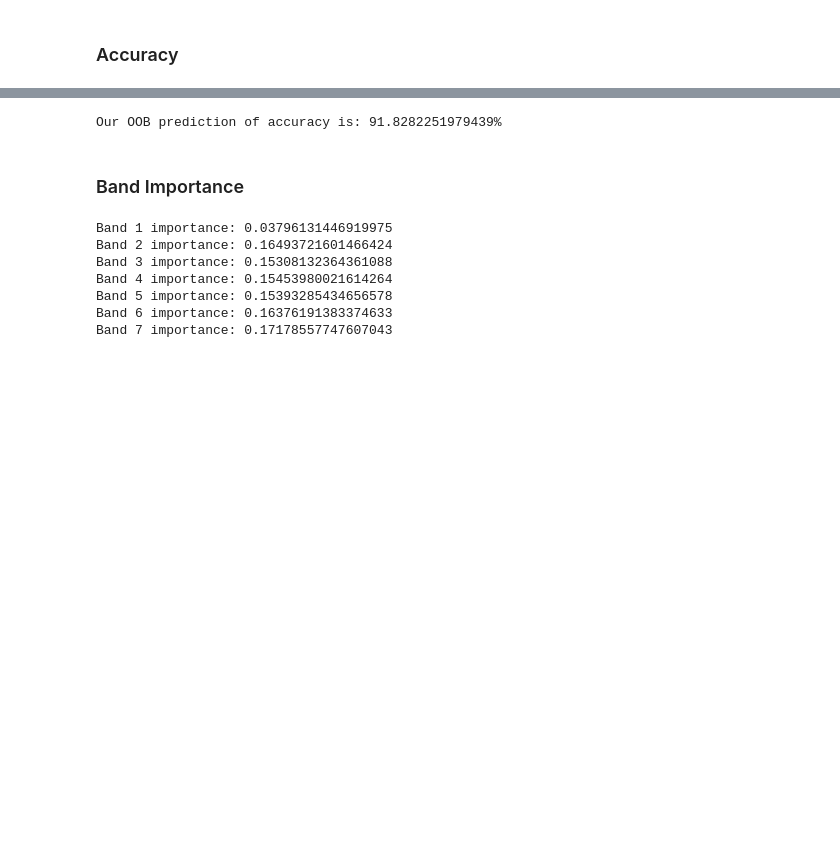
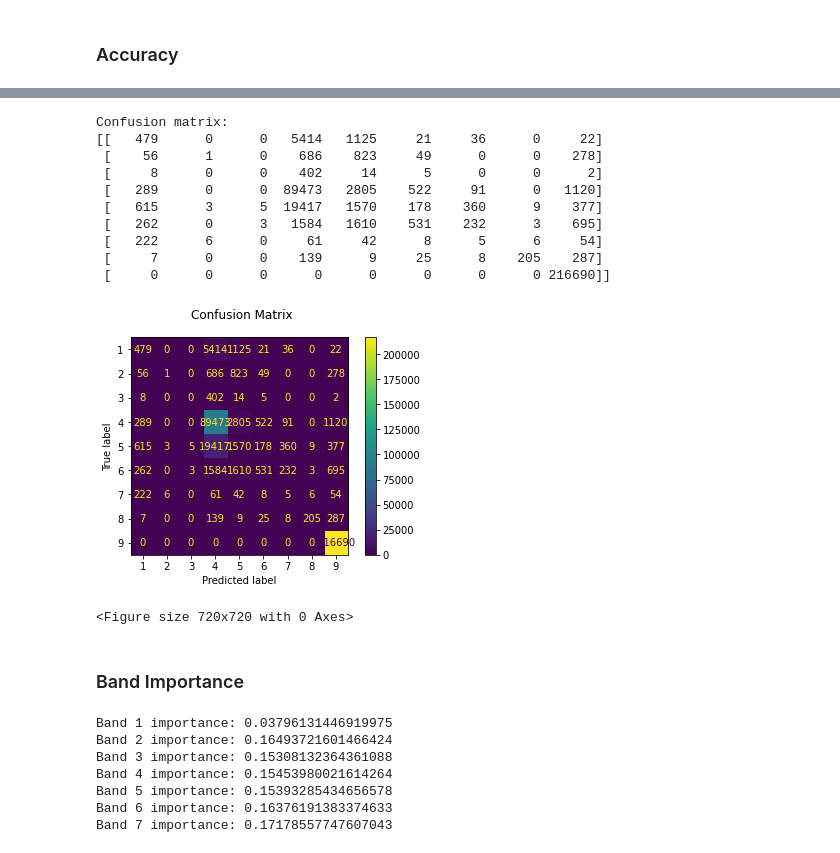
Before and after one commit to JoycelynLongdon/MRes_Research_Project, a Jupyter notebook: Notebooks/RF_landcover_classification/landcover_classification.ipynb, the cells around one changed output, grey strips where cells are left out. Saved outputs shown, nothing was run; the diff lists cells and outputs as text; code cells hidden in the pictures; blank space fills up the shorter version.

Commit message:
random forest with dodgy skewing

```diff
--- a/Notebooks/RF_landcover_classification/landcover_classification.ipynb
+++ b/Notebooks/RF_landcover_classification/landcover_classification.ipynb
@@ -92,3 +83,7 @@ Our X matrix is sized: (3489499, 7)
 Our y array is sized: (3489499,)
 # %% [markdown]
 ### Training The Random Forest
+# %%
+#stratified k-cross validation to balance the classes
+skf = StratifiedKFold(n_splits=10)
+skf.get_n_splits(X, y)
@@ -94,0 +92,6 @@ Our y array is sized: (3489499,)
+# %%
+StratifiedKFold(n_splits=10, random_state=None, shuffle=False)
+for train_index, test_index in skf.split(X, y):
+    print("TRAIN:", train_index, "TEST:", test_index)
+    X_train, X_test = X[train_index], X[test_index]
+    y_train, y_test = y[train_index], y[test_index]
@@ -97,4 +129,4 @@ Our y array is sized: (3489499,)
 rf = RandomForestClassifier(n_estimators=500, oob_score=True)
 
 # Fit our model to training data
-rf = rf.fit(X, y)
+rf = rf.fit(X_train, y_train)
@@ -103,7 +161,22 @@ rf = rf.fit(X, y)
 # %%
-print('Our OOB prediction of accuracy is: {oob}%'.format(oob=rf.oob_score_ * 100))
+disp = metrics.plot_confusion_matrix(rf, X_test, y_test)
+disp.figure_.suptitle("Confusion Matrix")
+print(f"Confusion matrix:\n{disp.confusion_matrix}")
+
+plt.show()
 # %% [output]
-Our OOB prediction of accuracy is: 91.8282251979439%
+Confusion matrix:
+[[   479      0      0   5414   1125     21     36      0     22]
+ [    56      1      0    686    823     49      0      0    278]
+ [     8      0      0    402     14      5      0      0      2]
+ [   289      0      0  89473   2805    522     91      0   1120]
+ [   615      3      5  19417   1570    178    360      9    377]
+ [   262      0      3   1584   1610    531    232      3    695]
+ [   222      6      0     61     42      8      5      6     54]
+ [     7      0      0    139      9     25      8    205    287]
+ [     0      0      0      0      0      0      0      0 216690]]
+[figure, added]
+<Figure size 720x720 with 0 Axes>
 # %% [markdown]
 ### Band Importance
 # %%
```
Also changed, not shown: parts of 14 cells of this notebook, 1 other file.
